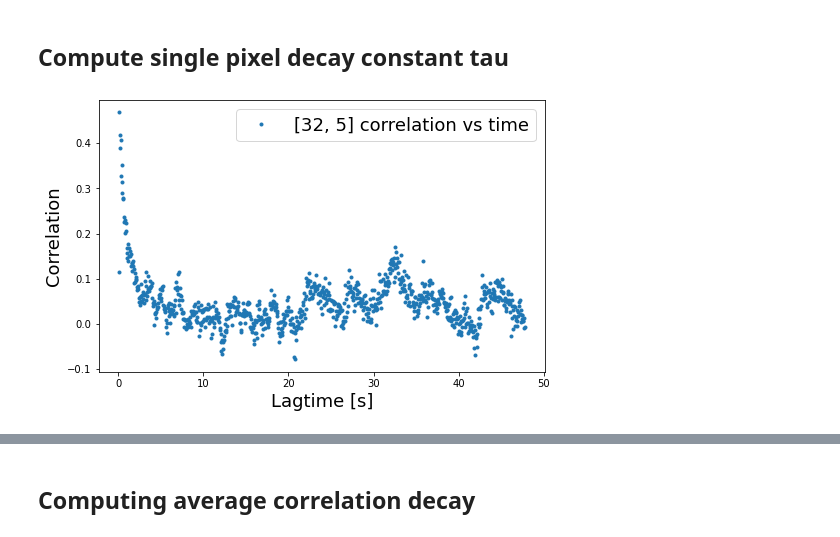
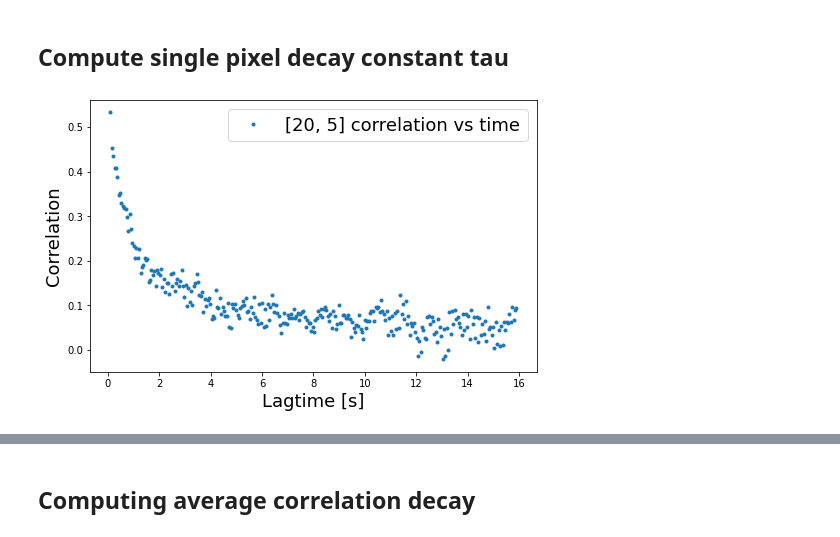
Before and after one commit to wwy-wwy-wwy/Speckle_project, a Jupyter notebook: 24hours.ipynb, the cells around one changed output, grey strips where cells are left out. Drawn from its saved outputs; the diff is of its cells as text; code cells hidden in the pictures.

```diff
--- a/24hours.ipynb
+++ b/24hours.ipynb
@@ -191,7 +225,7 @@ plt.show()
 numberT_average_tau=100
 loadtRange_tau = [0,200,round(200/numberT_average_tau)]
 t_range_tau=range(0,200,round(200/numberT_average_tau))
-laglist_tau=list(range(1,900,1))
+laglist_tau=list(range(2,300,1))
 lagtime_tau= [element * framespeed for element in laglist_tau]
 # %%
 def single_pixel_decay_constant(startidx=1,endidx=10):
@@ -202,9 +236,9 @@ def single_pixel_decay_constant(startidx=1,endidx=10):
     decay_time, a,b =fit_exponential_decay(plateau,correlation_value,lagtime_tau,startidx,endidx, plotBoolean=True)
     reconstruct(lagtime_tau,plateau,correlation_value,a,b)
 # %%
-y=32
+y=20
 x=5
 correlation_value=avg_correlation_single_px(corr_maps,[y,x],loadtRange_tau,t_range_tau,laglist_tau, laglist)
 plot_correlation_vs_lagtime([y,x],correlation_value,lagtime_tau)
 # %% [output]
-[figure, old version]
+[figure, new version]
```
Also changed, not shown: parts of 6 cells of this notebook, 2 other files.
